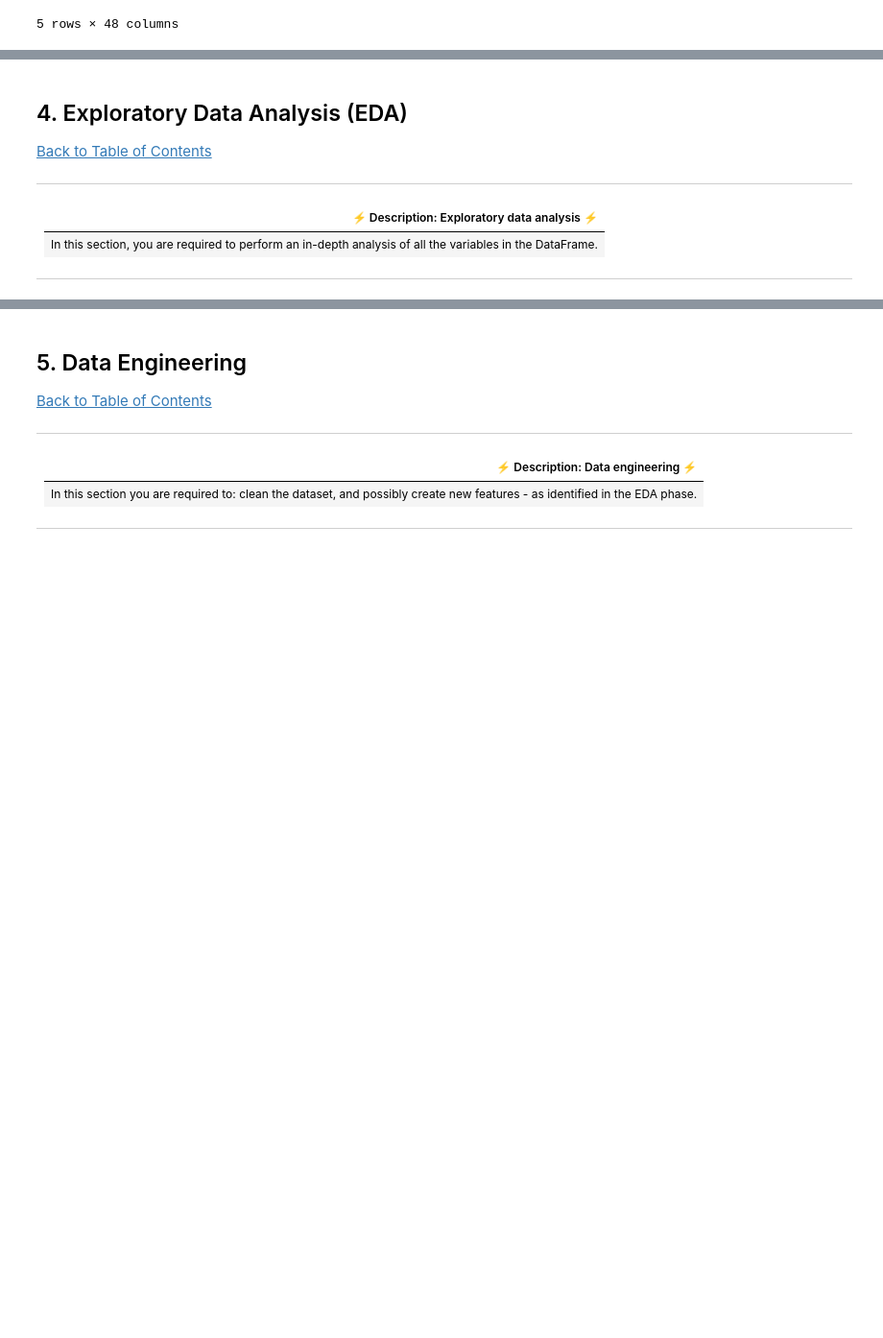
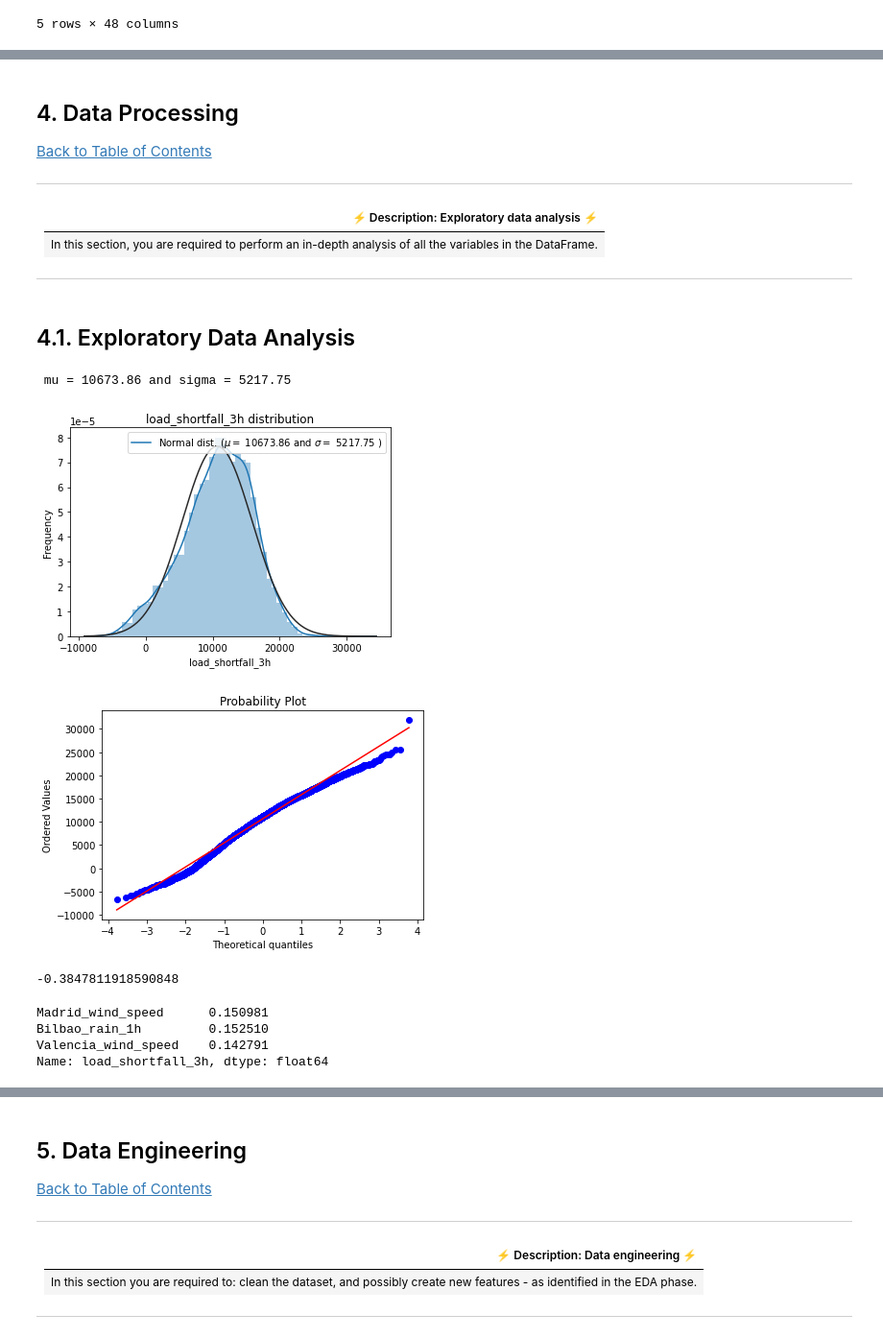
Before and after one commit to ObengKojo23/Team_NM4, a Jupyter notebook: notebooks/starter-notebook.ipynb, the cells around one changed output, grey strips where cells are left out. Shown: that part at 96% size. Drawn from its saved outputs; the diff is of its cells as text; code cells hidden in the pictures; blank space fills up the shorter version.

```diff
--- a/notebooks/starter-notebook.ipynb
+++ b/notebooks/starter-notebook.ipynb
@@ -113,7 +166,8 @@ import matplotlib.pyplot as plt
 
 ---
 # %%
-df_train = pd.read_csv('../data/raw/df_train.csv')
+#df_train = pd.read_csv('https://raw.githubusercontent.com/ObengKojo23/Team_NM4/main/data/raw/df_train.csv?token=GHSAT0AAAAAAB2QBLNO7O5JVJW6OUNH6F2GY3GINFA')
+df_train = pd.read_csv('C:/Users/Ngawethu Mtirara/Desktop/ML Predict/Data/df_train.csv')
 df_train.head()
 # %% [output]
 |  | Unnamed: 0 | time | Madrid_wind_speed | Valencia_wind_deg | Bilbao_rain_1h | Valencia_wind_speed | ... |
@@ -137,6 +214,6 @@ df_train.head()
 # %% [markdown]
 <a id="four"></a>
-## 4. Exploratory Data Analysis (EDA)
+## 4. Data Processing
 <a class="anchor" id="1.1"></a>
 <a href=#cont>Back to Table of Contents</a>
 
@@ -147,9 +224,42 @@ df_train.head()
 | In this section, you are required to perform an in-depth analysis of all the variables in the DataFrame. |
 
 ---
+# %% [markdown]
+## 4.1. Exploratory Data Analysis
 # %%
 # look at data statistics
+sns.distplot(df_train['load_shortfall_3h'] , fit=norm);
+
+# Get the fitted parameters used by the function
+(mu, sigma) = norm.fit(df_train['load_shortfall_3h'])
+print( '\n mu = {:.2f} and sigma = {:.2f}\n'.format(mu, sigma))
+
+#Now plot the distribution
+plt.legend(['Normal dist. ($\mu=$ {:.2f} and $\sigma=$ {:.2f} )'.format(mu, sigma)],
+            loc='best')
+plt.ylabel('Frequency')
+plt.title('load_shortfall_3h distribution')
+
+#Get also the QQ-plot
+fig = plt.figure()
+res = stats.probplot(df_train['load_shortfall_3h'], plot=plt)
+plt.show()
+# %% [output]
+ mu = 10673.86 and sigma = 5217.75
+[figure, added]
+[figure, added]
+# %%
+print(skew(df_train['load_shortfall_3h']))
+# %% [output]
+-0.3847811918590848
 # %%
 # plot relevant feature interactions
 # %%
 # evaluate correlation
+# %%
+abs(df_train.corr()['load_shortfall_3h']).head(3)
+# %% [output]
+Madrid_wind_speed      0.150981
+Bilbao_rain_1h         0.152510
+Valencia_wind_speed    0.142791
+Name: load_shortfall_3h, dtype: float64
```
Also changed, not shown: parts of 58 cells of this notebook.
